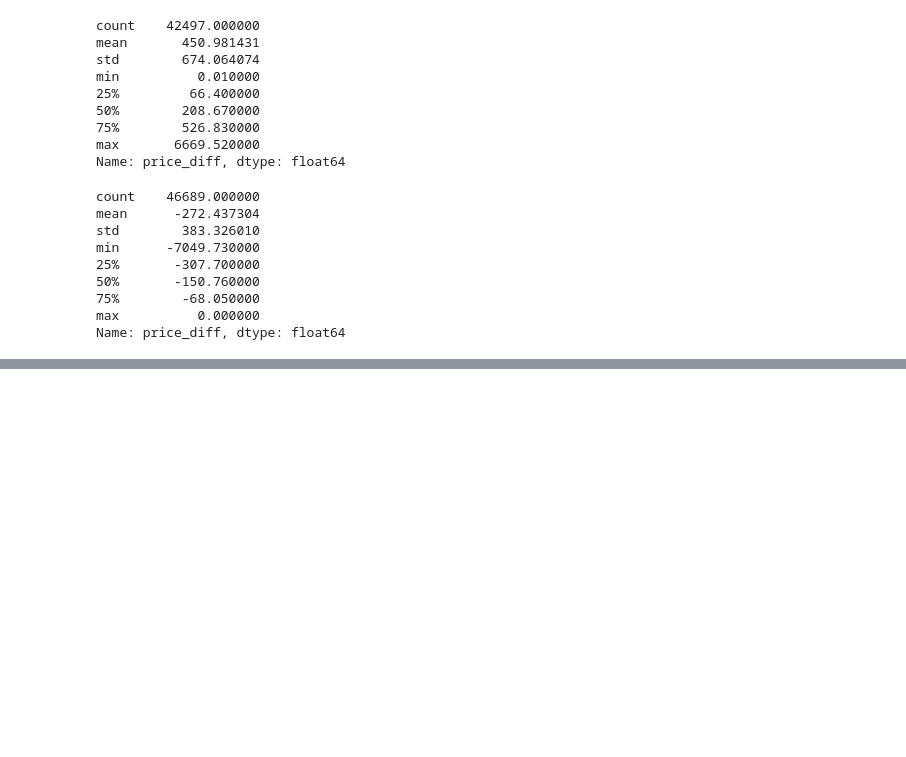
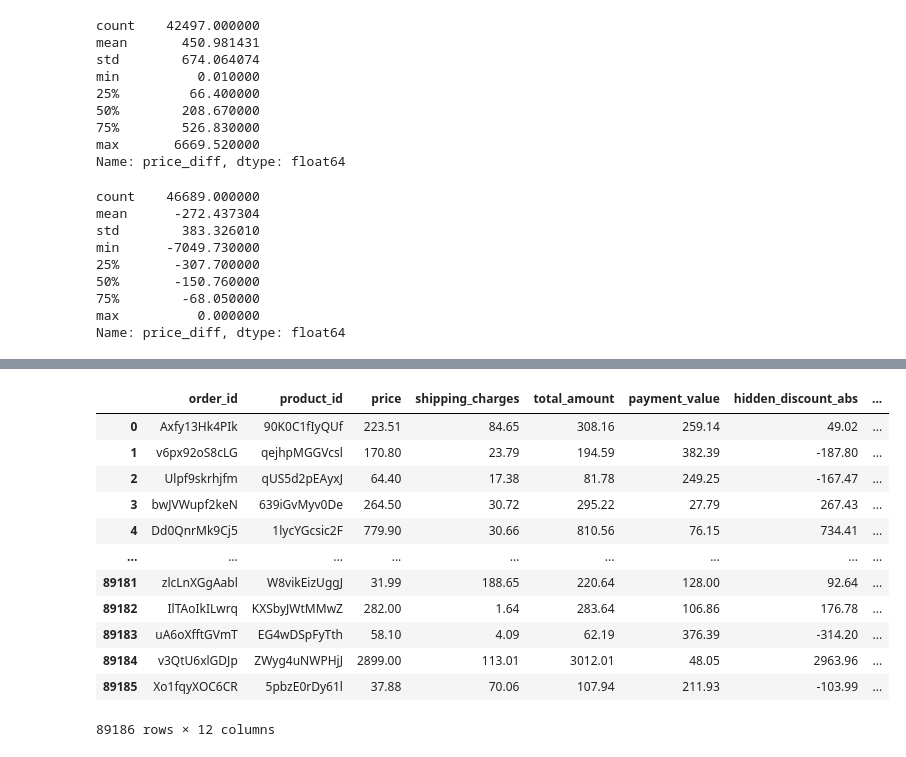
Before and after one commit to mkudim/Exploratory_data_analysis_EDA, a Jupyter notebook: Ecom_orders_supply/EDA/EDA_orderitems.ipynb, the cells around one changed output, grey strips where cells are left out. Saved outputs shown, nothing was run; the diff lists cells and outputs as text; code cells hidden in the pictures; blank space fills up the shorter version.

Commit message:
Update EDA_orderitems

```diff
--- a/Ecom_orders_supply/EDA/EDA_orderitems.ipynb
+++ b/Ecom_orders_supply/EDA/EDA_orderitems.ipynb
@@ -391,0 +410,6 @@ Name: price_diff, dtype: float64
+# %%
+fact_orders_finance['hidden_discount_abs'] = fact_orders_finance['total_amount'] - fact_orders_finance['payment_value']
+fact_orders_finance['hidden_discount_pct '] = round(fact_orders_finance['hidden_discount_abs'] / fact_orders_finance['total_amount'] * 100)
+fact_orders_finance['payment_ratio_pct'] = round(fact_orders_finance['payment_value'] / fact_orders_finance['total_amount'] * 100)
+# %%
+fact_orders_finance = fact_orders_finance.drop(columns='payment_ratio ')
@@ -391,0 +515,7 @@ Name: price_diff, dtype: float64
+# %%
+fact_orders_finance['discount_type'] = np.where(
+    fact_orders_finance['hidden_discount_pct '] < -100,
+    'overpay_or_miscalc',      # заплатили намного больше номинала / проблема расчёта
+    'normal_or_discount'       # всё остальное
+)
+fact_orders_finance.head()
@@ -391,0 +543,10 @@ Name: price_diff, dtype: float64
+# %%
+# посмотрим есть ли зависимость скидки от типа оплаты
+# пример: берём payment_type платежа с максимальным payment_value
+payments_main = (
+    df_p_clean
+    .sort_values(['order_id', 'payment_value'], ascending=[True, False])
+    .drop_duplicates(subset='order_id')  # остаётся по одному payment_type на заказ
+    [['order_id', 'payment_type']]
+)
+payments_main
@@ -391,0 +567,21 @@ Name: price_diff, dtype: float64
+# %%
+fact_orders_finance = fact_orders_finance.merge(
+    payments_main,
+    on='order_id',
+    how='left'
+)
+fact_orders_finance
+# %% [output]
+|  | order_id | product_id | price | shipping_charges | total_amount | payment_value | hidden_discount_abs | ... |
+| 0 | Axfy13Hk4PIk | 90K0C1fIyQUf | 223.51 | 84.65 | 308.16 | 259.14 | 49.02 | ... |
+| 1 | v6px92oS8cLG | qejhpMGGVcsl | 170.80 | 23.79 | 194.59 | 382.39 | -187.80 | ... |
+| 2 | Ulpf9skrhjfm | qUS5d2pEAyxJ | 64.40 | 17.38 | 81.78 | 249.25 | -167.47 | ... |
+| 3 | bwJVWupf2keN | 639iGvMyv0De | 264.50 | 30.72 | 295.22 | 27.79 | 267.43 | ... |
+| 4 | Dd0QnrMk9Cj5 | 1lycYGcsic2F | 779.90 | 30.66 | 810.56 | 76.15 | 734.41 | ... |
+| ... | ... | ... | ... | ... | ... | ... | ... | ... |
+| 89181 | zlcLnXGgAabl | W8vikEizUggJ | 31.99 | 188.65 | 220.64 | 128.00 | 92.64 | ... |
+| 89182 | IlTAoIkILwrq | KXSbyJWtMMwZ | 282.00 | 1.64 | 283.64 | 106.86 | 176.78 | ... |
+| 89183 | uA6oXfftGVmT | EG4wDSpFyTth | 58.10 | 4.09 | 62.19 | 376.39 | -314.20 | ... |
+| 89184 | v3QtU6xlGDJp | ZWyg4uNWPHjJ | 2899.00 | 113.01 | 3012.01 | 48.05 | 2963.96 | ... |
+| 89185 | Xo1fqyXOC6CR | 5pbzE0rDy61l | 37.88 | 70.06 | 107.94 | 211.93 | -103.99 | ... |
+89186 rows × 12 columns
```
Also changed, not shown: parts of 15 cells of this notebook.
